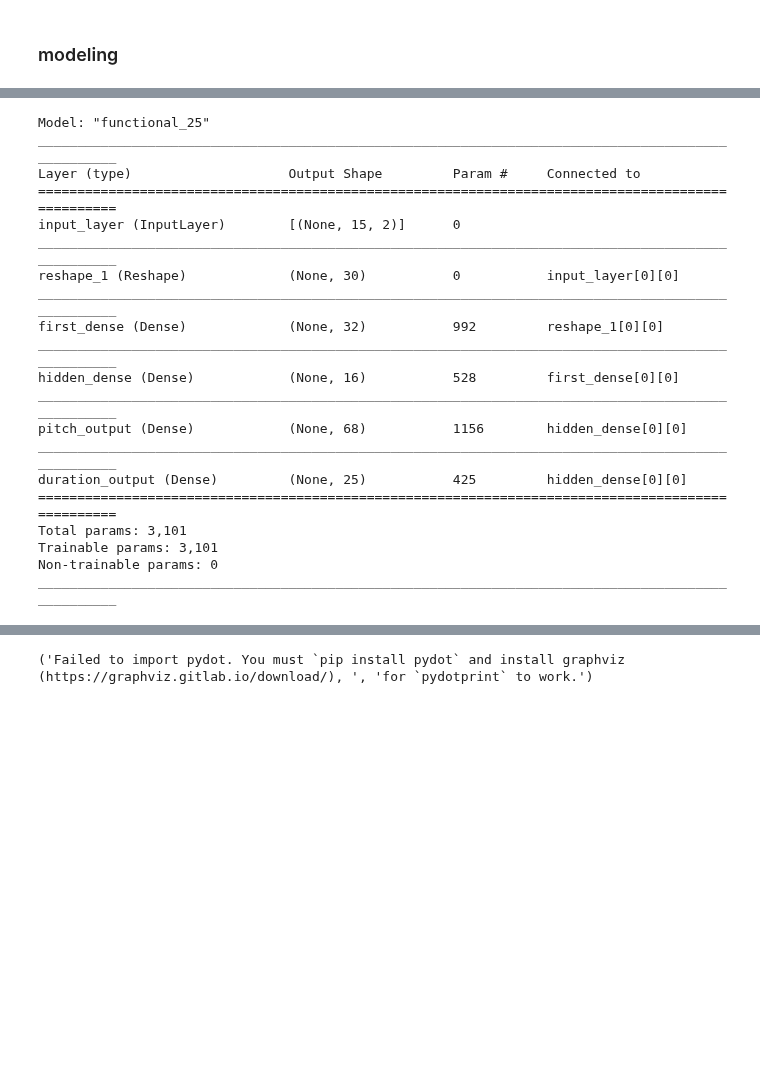
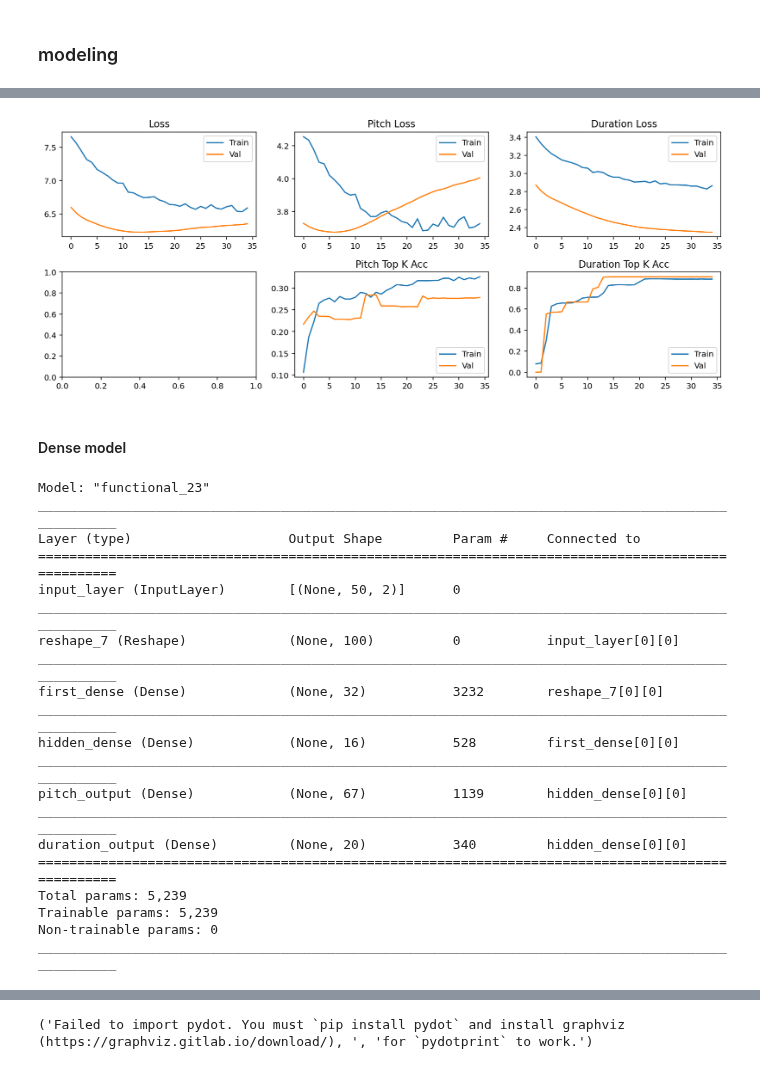
Before and after one commit to sevans47/CoolMelodyProject, a Jupyter notebook: notebooks/stephen_model_with_more_data.ipynb, the cells around one changed output, grey strips where cells are left out. Cells and saved outputs as stored; diff of their text form; code cells hidden in the pictures; blank space fills up the shorter version.

```diff
--- a/notebooks/stephen_model_with_more_data.ipynb
+++ b/notebooks/stephen_model_with_more_data.ipynb
@@ -185,0 +265,3 @@ X_norm[0].shape
+# %%
+indexes = uniqueish_indexes(X_arr, threshold = 25)
+X, y_pitch, y_duration = X_arr[indexes], y_p[indexes], y_d[indexes]
@@ -187,0 +358,3 @@ X_norm[0].shape
+# %%
+alec_model = initialize_simple_model()
+alec_model.summary()
@@ -187,0 +409,40 @@ X_norm[0].shape
+# %%
+def plot_curves(history):
+
+    fig, axes = plt.subplots(2, 3, figsize = (12, 5))
+
+    axes[0, 0].plot(history['loss'], label = 'Train')
+    axes[0, 0].plot(history['val_loss'], label = 'Val')
+    axes[0, 0].set_title('Loss')
+    axes[0, 0].legend()
+
+    axes[0, 1].plot(history['pitch_output_loss'], label = 'Train')
+    axes[0, 1].plot(history['val_pitch_output_loss'], label = 'Val')
+    axes[0, 1].set_title('Pitch Loss')
+    axes[0, 1].legend()
+
+    axes[0, 2].plot(history['duration_output_loss'], label = 'Train')
+    axes[0, 2].plot(history['val_duration_output_loss'], label = 'Val')
+    axes[0, 2].set_title('Duration Loss')
+    axes[0, 2].legend()
+
+    # axes[1, 0].plot(history['sparse_top_k_categorical_accuracy'])
+    # axes[1, 0].plot(history['val_sparse_top_k_categorical_accuracy'])
+    # axes[1, 0].set_title('Top K Acc')
+    # axes[1, 0].legend();
+
+    axes[1, 1].plot(history['pitch_output_sparse_top_k_categorical_accuracy'], label = 'Train')
+    axes[1, 1].plot(history['val_pitch_output_sparse_top_k_categorical_accuracy'], label = 'Val')
+    axes[1, 1].set_title('Pitch Top K Acc')
+    axes[1, 1].legend()
+
+
+    axes[1, 2].plot(history['duration_output_sparse_top_k_categorical_accuracy'], label = 'Train')
+    axes[1, 2].plot(history['val_duration_output_sparse_top_k_categorical_accuracy'], label = 'Val')
+    axes[1, 2].set_title('Duration Top K Acc')
+    axes[1, 2].legend()
+    plt.tight_layout();
+# %%
+plot_curves(history.history)
+# %% [output]
+[figure, added]
@@ -188,3 +451,5 @@ X_norm[0].shape
+# %% [markdown]
+#### Dense model
 # %%
 from tensorflow.keras.optimizers import Adam
 from tensorflow.keras.layers import Input, LSTM, Dropout, Dense, Reshape
@@ -215,27 +484,27 @@ def initialize_dense_model():
 
     return model
 # %%
-model = initialize_dense_model()
-model.summary()
+model_1 = initialize_dense_model()
+model_1.summary()
 # %% [output]
-Model: "functional_25"
+Model: "functional_23"
 __________________________________________________________________________________________________
 Layer (type)                    Output Shape         Param #     Connected to
 ==================================================================================================
-input_layer (InputLayer)        [(None, 15, 2)]      0
+input_layer (InputLayer)        [(None, 50, 2)]      0
 __________________________________________________________________________________________________
-reshape_1 (Reshape)             (None, 30)           0           input_layer[0][0]
+reshape_7 (Reshape)             (None, 100)          0           input_layer[0][0]
 __________________________________________________________________________________________________
-first_dense (Dense)             (None, 32)           992         reshape_1[0][0]
+first_dense (Dense)             (None, 32)           3232        reshape_7[0][0]
 __________________________________________________________________________________________________
 hidden_dense (Dense)            (None, 16)           528         first_dense[0][0]
 __________________________________________________________________________________________________
-pitch_output (Dense)            (None, 68)           1156        hidden_dense[0][0]
+pitch_output (Dense)            (None, 67)           1139        hidden_dense[0][0]
 __________________________________________________________________________________________________
-duration_output (Dense)         (None, 25)           425         hidden_dense[0][0]
+duration_output (Dense)         (None, 20)           340         hidden_dense[0][0]
 ==================================================================================================
-Total params: 3,101
-Trainable params: 3,101
+Total params: 5,239
+Trainable params: 5,239
 Non-trainable params: 0
 __________________________________________________________________________________________________
 # %%
```
Also changed, not shown: parts of 74 cells of this notebook, 1 other file.
